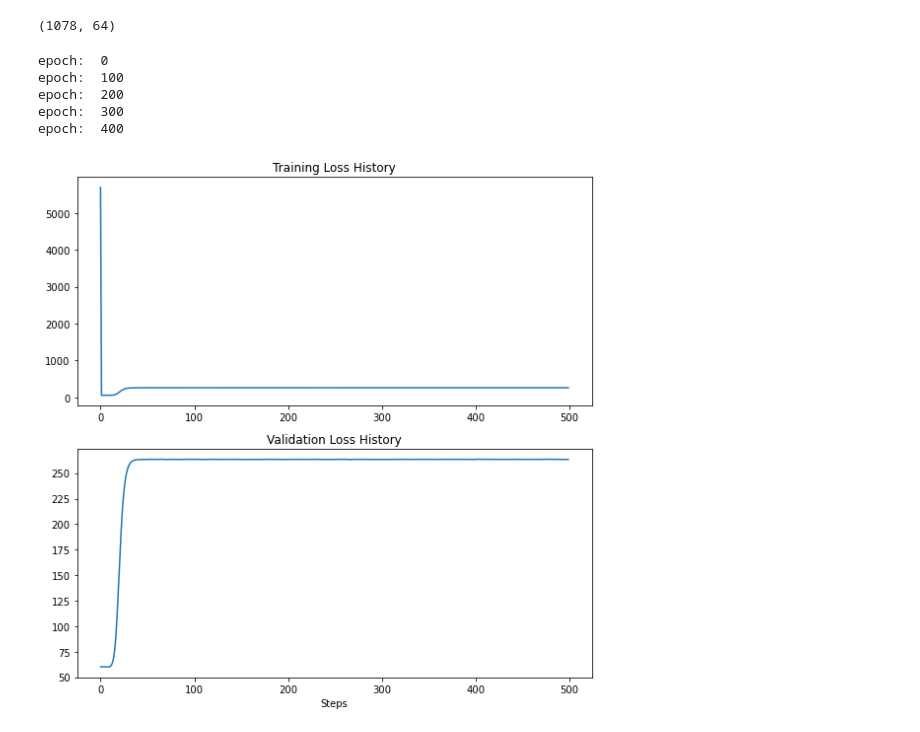
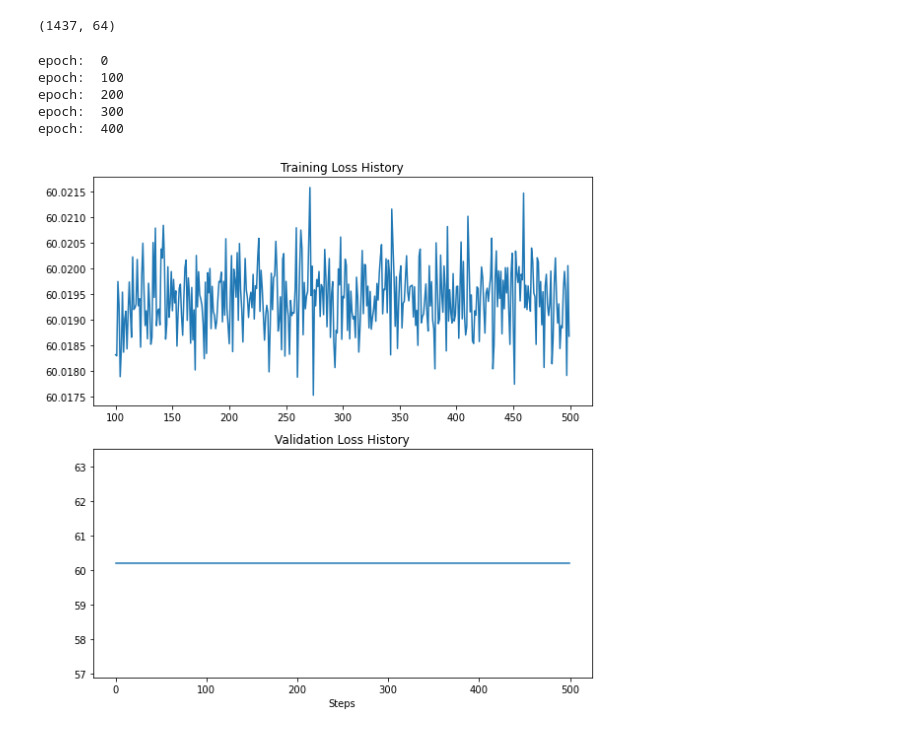
Before and after one commit to shu-z/final-nn, a Jupyter notebook: number_autoencoder.ipynb, the cells around one changed output. Cells and saved outputs as stored; diff of their text form; code cells hidden in the pictures.

```diff
--- a/number_autoencoder.ipynb
+++ b/number_autoencoder.ipynb
@@ -14,14 +17,14 @@ import matplotlib.pyplot as plt
 digits = load_digits()
 
 #split into train and test sets
-X_train, X_test, y_train, y_test=train_test_split(digits.data, digits.target, train_size=0.6, random_state=3)
+X_train, X_test, y_train, y_test=train_test_split(digits.data, digits.target, train_size=0.8, random_state=3)
 X_train.shape
 # %% [output]
-(1078, 64)
+(1437, 64)
 # %%
 example_NN = NeuralNetwork(nn_arch = [{'input_dim': 64, 'output_dim': 16, 'activation': 'relu'},
                                       {'input_dim': 16, 'output_dim': 64, 'activation': 'relu'}],
-                            lr = 0.0005, seed = 3, batch_size = 100, epochs = 500, loss_function='mse')
+                            lr = 0.01, seed = 3, batch_size = 200, epochs = 500, loss_function='mse')
 
 
 #params are arrays of W1-Wx where x is feature number
@@ -44,13 +47,13 @@ epoch:  400
 # %%
 #taken from hw7
 
 fig, axs = plt.subplots(2, figsize=(8, 8))
-axs[0].plot(np.arange(len(per_epoch_loss_train)), per_epoch_loss_train)
+axs[0].plot(np.arange(len(per_epoch_loss_train))[100:], per_epoch_loss_train[100:])
 axs[0].set_title('Training Loss History')
 axs[1].plot(np.arange(len(per_epoch_loss_val)), per_epoch_loss_val)
 axs[1].set_title('Validation Loss History')
 plt.xlabel('Steps')
 fig.tight_layout()
 plt.show()
 # %% [output]
-[figure, old version]
+[figure, new version]
```
Also changed, not shown: parts of 1 cell of this notebook, 5 other files.
